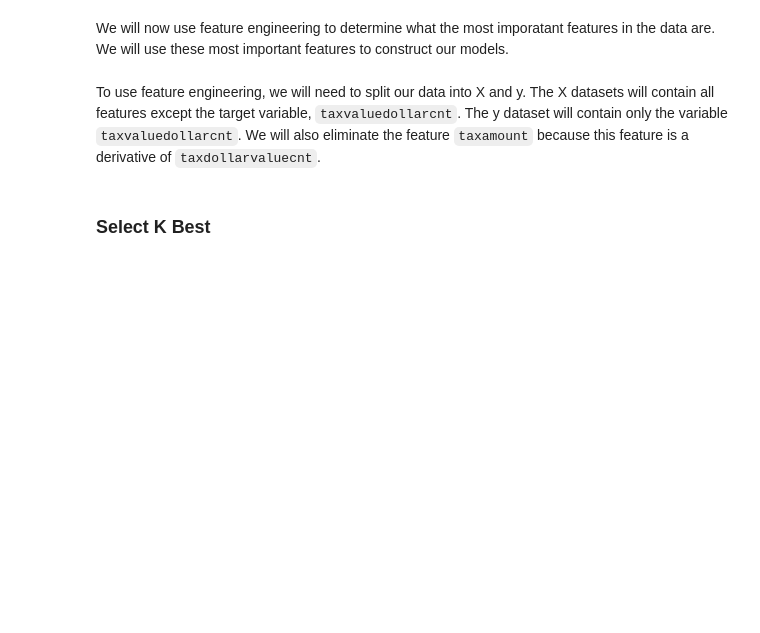
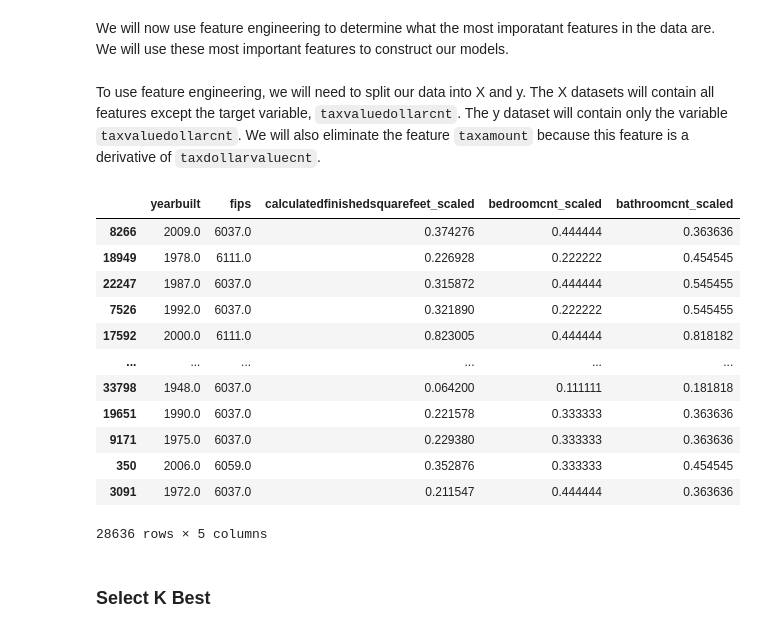
Before and after one commit to malachi-hale/Zillow-Project, a Jupyter notebook: Final Project.ipynb, the cells around one changed output. Drawn from its saved outputs; the diff is of its cells as text; code cells hidden in the pictures; blank space fills up the shorter version.

```diff
--- a/Final Project.ipynb
+++ b/Final Project.ipynb
@@ -406,6 +407,22 @@ X_validate = validate[['yearbuilt', 'fips', 'calculatedfinishedsquarefeet_scaled
 y_validate = validate.taxvaluedollarcnt
 X_test = test[['yearbuilt', 'fips', 'calculatedfinishedsquarefeet_scaled', 'bedroomcnt_scaled', 'bathroomcnt_scaled']]
 y_test = test.taxvaluedollarcnt
+# %%
+X_train
+# %% [output]
+|  | yearbuilt | fips | calculatedfinishedsquarefeet_scaled | bedroomcnt_scaled | bathroomcnt_scaled |
+| 8266 | 2009.0 | 6037.0 | 0.374276 | 0.444444 | 0.363636 |
+| 18949 | 1978.0 | 6111.0 | 0.226928 | 0.222222 | 0.454545 |
+| 22247 | 1987.0 | 6037.0 | 0.315872 | 0.444444 | 0.545455 |
+| 7526 | 1992.0 | 6037.0 | 0.321890 | 0.222222 | 0.545455 |
+| 17592 | 2000.0 | 6111.0 | 0.823005 | 0.444444 | 0.818182 |
+| ... | ... | ... | ... | ... | ... |
+| 33798 | 1948.0 | 6037.0 | 0.064200 | 0.111111 | 0.181818 |
+| 19651 | 1990.0 | 6037.0 | 0.221578 | 0.333333 | 0.363636 |
+| 9171 | 1975.0 | 6037.0 | 0.229380 | 0.333333 | 0.363636 |
+| 350 | 2006.0 | 6059.0 | 0.352876 | 0.333333 | 0.454545 |
+| 3091 | 1972.0 | 6037.0 | 0.211547 | 0.444444 | 0.363636 |
+28636 rows × 5 columns
 # %% [markdown]
 ### Select K Best
 # %% [markdown]
```
Also changed, not shown: parts of 24 cells of this notebook, 1 other file.
